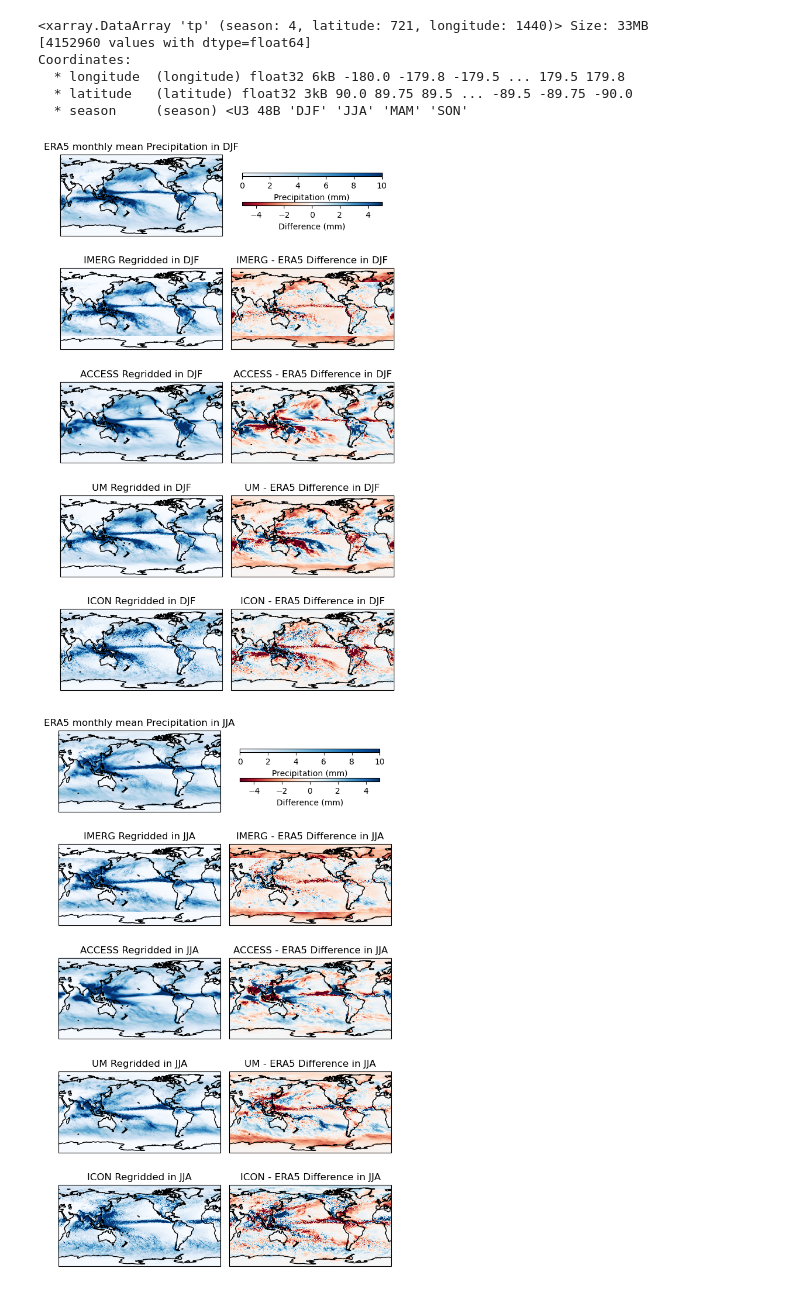
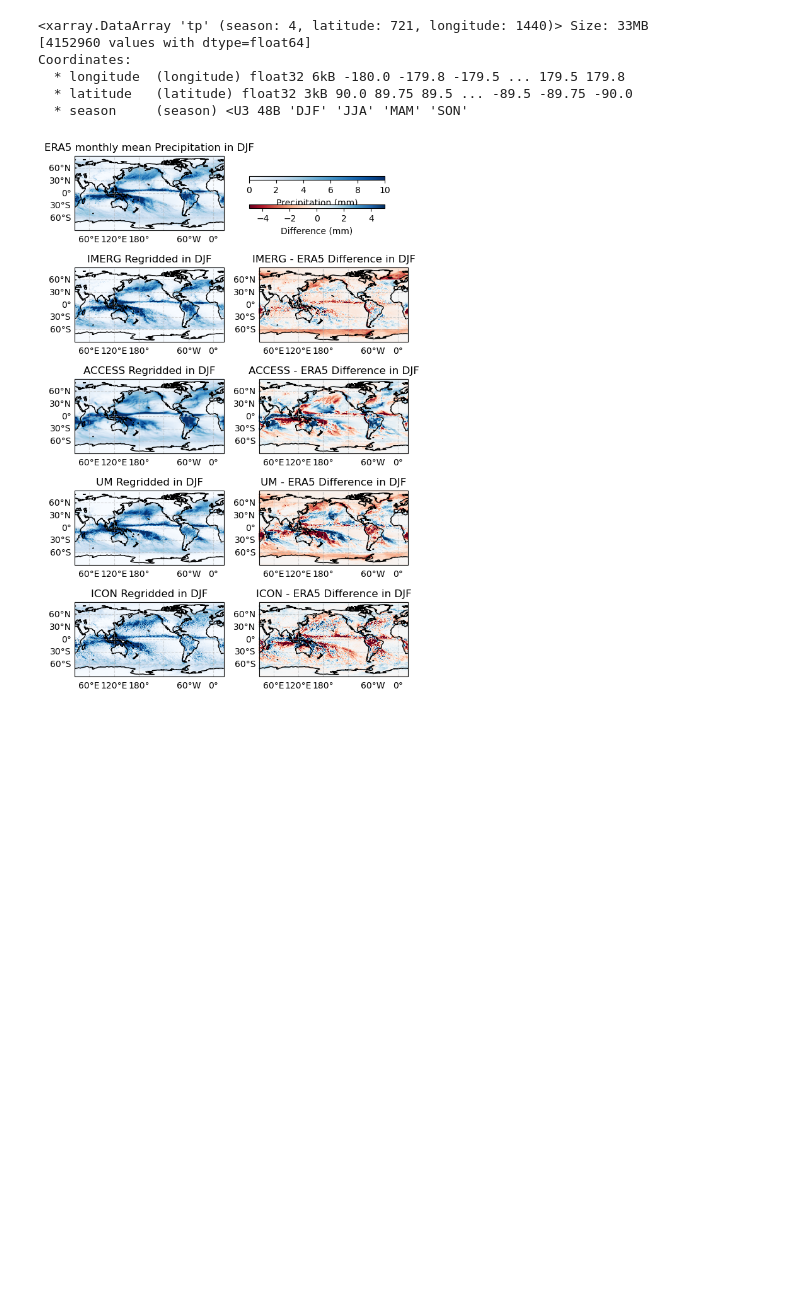
Before and after one commit to 21centuryweather/hk25-AusNode-TConvZones, a Jupyter notebook: notebooks/SC_04_seasonal_plot_5_dataset.ipynb, the cells around one changed output. Cells and saved outputs as stored; diff of their text form; code cells hidden in the pictures; blank space fills up the shorter version.

```diff
--- a/notebooks/SC_04_seasonal_plot_5_dataset.ipynb
+++ b/notebooks/SC_04_seasonal_plot_5_dataset.ipynb
@@ -32,7 +32,7 @@ Coordinates:
 # %%
 import cartopy.crs as ccrs
 import matplotlib.pyplot as plt
-for mon in range(4):
+for mon in range(1):
     mon_name = ['DJF', 'JJA', 'MAM', 'SON']
     mean_all = [
         mean_era5_loaded.sel(season = mon_name[mon]),
@@ -50,7 +50,7 @@ for mon in range(4):
     projection = ccrs.PlateCarree(central_longitude=205)
 
     # Create 2 rows x 3 columns of subplots
-    fig, axes = plt.subplots(5, 2, figsize=(6, 10), subplot_kw={'projection': projection})
+    fig, axes = plt.subplots(5, 2, figsize=(6, 9), subplot_kw={'projection': projection})
 
 
     # Main color scale (for mean values)
@@ -159,33 +159,39 @@ for mon in range(4):
         cmap='RdBu',
         vmin=vmin_diff,
         vmax=vmax_diff,
         transform=ccrs.PlateCarree(),
         add_colorbar=False
     )
 
     axes[4,1].coastlines()
     axes[4,1].set_title('ICON - ERA5 Difference in ' + mon_name[mon])
 
     # Use axes[5] for the colorbars
     axes[0,1].axis('off')
 
     # Get position of axes[5]
     pos = axes[0,1].get_position()
 
+    for i in range(axes.shape[0]):
+        for j in range(axes.shape[1]):
+            if (i, j) != (0, 1):
+                gl = axes[i, j].gridlines(draw_labels=True, linestyle='--', alpha=0.5)
+                gl.top_labels = False
+                gl.right_labels = False
+
     # Define inset axes for mean and diff colorbars inside axes[5]
     mean_cax = fig.add_axes([pos.x0 - 0.07, pos.y0 + 0.17, 1.8 * pos.width, 0.05 * pos.height])
     diff_cax = fig.add_axes([pos.x0 - 0.07, pos.y0 + 0.12, 1.8 * pos.width, 0.05 * pos.height])
 
     # Mean colorbar
     cbar_mean = fig.colorbar(m0, cax=mean_cax, orientation='horizontal')
     cbar_mean.set_label('Precipitation (mm)', fontsize=10)
 
     # Difference colorbar
     cbar_diff = fig.colorbar(m1, cax=diff_cax, orientation='horizontal')
     cbar_diff.set_label('Difference (mm)', fontsize=10)
     plt.tight_layout()
     name_save = "/scratch/nf33/sc5932/Fig/Diff_prcp_5_datasets" + '_in_' + mon_name[mon]
-    plt.savefig(name_save , dpi=300, bbox_inches='tight')
+    # plt.savefig(name_save , dpi=300, bbox_inches='tight')
 # %% [output]
-[figure, old version]
+[figure, new version]
-[figure, removed]
```
Also changed, not shown: parts of 2 cells of this notebook, 5 other files.
